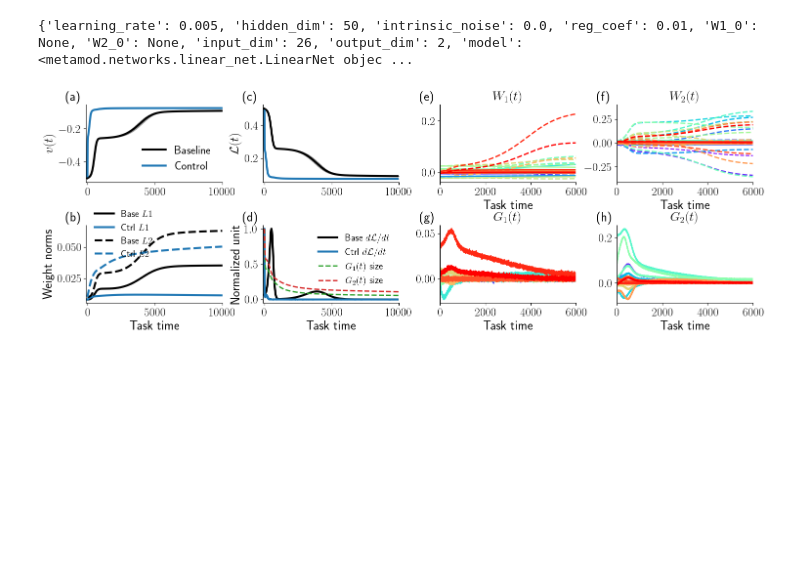
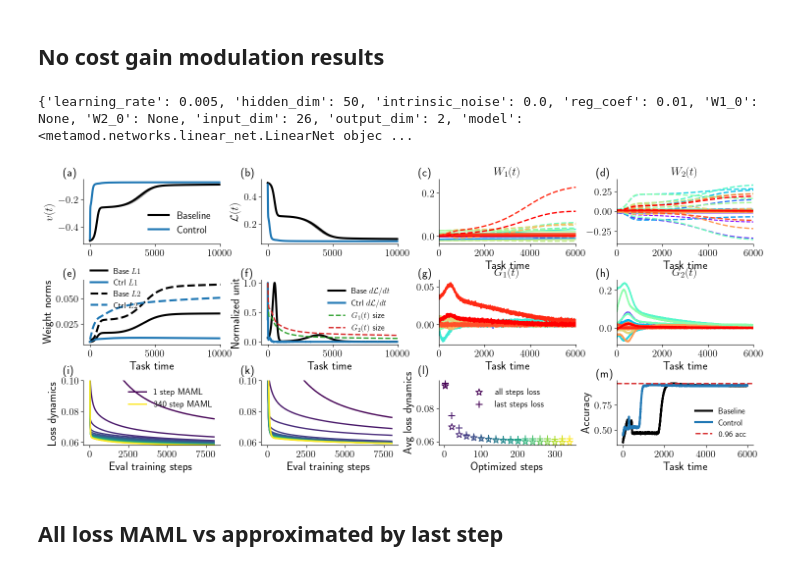
Before and after one commit to rodrigcd/neuromod, a Jupyter notebook: notebooks/rebuttal.ipynb, the cells around one changed output. Saved outputs shown, nothing was run; the diff lists cells and outputs as text; code cells hidden in the pictures; blank space fills up the shorter version.

Commit message:
rebuttal

```diff
--- a/notebooks/rebuttal.ipynb
+++ b/notebooks/rebuttal.ipynb
@@ -9,56 +16,99 @@ from metamod.utils import ResultsManager, single_task_plot, task_switch_plot, ca
     load_single_layer_vars, single_neuron_param_plot, SingleLayerManager, single_neuron_baseline_plot, class_prop_plot, \
     task_modulation_plot, plot_maml_results, plot_optimal_lr, two_layer_parameters_plot
 plt.rcParams['text.usetex'] = True
+# %% [markdown]
+## No cost gain modulation results
 # %%
+np.random.seed(0)
 mnist_dir_list = glob.glob("../results/single_task_no_cost/run_id_*_MNIST*")
 results = []
 for result_dir in mnist_dir_list:
     results.append(ResultsManager(result_dir))
 
-figsize = np.array((16, 6/5*4))*1.1
-fontsize = 19
+figsize = np.array((16, 8/5*4))*1.1
+fontsize = 17
 reduce_fontsize = 5
 # weight_norm_ylim = (0, 0.1)
 weight_legend_pos = (0, 1.3)
 
 f = plt.figure(figsize=figsize)
 hspace = 0.55
-gs = mpl.gridspec.GridSpec(2, 4, wspace=0.3, hspace=hspace)
+gs = mpl.gridspec.GridSpec(3, 4, wspace=0.3, hspace=hspace)
 
 ax_0 = f.add_subplot(gs[0, 0])
 ax_1 = f.add_subplot(gs[0, 1])
 ax_2 = f.add_subplot(gs[1, 0])
 ax_3 = f.add_subplot(gs[1, 1])
 ax0 = f.add_subplot(gs[0, 2])  # full first row
 ax1 = f.add_subplot(gs[0, 3])
 ax2 = f.add_subplot(gs[1, 2])  # second row, first col
 ax3 = f.add_subplot(gs[1, 3])
 
+ax_maml = np.array([f.add_subplot(gs[2, i]) for i in range(3)])
+ax_acc = f.add_subplot(gs[2, 3])
+
+# ax_diagram1 = f.add_subplot(gs[3, :2])
+# ax_diagram2 = f.add_subplot(gs[3, 2:])
 
 ax = np.array([ax_0, ax_1, ax_2, ax_3])
 
-subplot_labels = np.array([["(a)", "(c)"], ["(b)", "(d)"]])
+subplot_labels = np.array([["(a)", "(b)"], ["(e)", "(f)"]])
 subplot_labels = subplot_labels.flatten()
 
-ax = single_task_plot(results, ax=ax, fontsize=fontsize, line_width=3, x_lim=(-100, 10000),
+ax = single_task_plot(results, ax=ax, fontsize=fontsize, line_width=3, x_lim=(-500, 10000),
                       skip_xlabel=True, label_in_title=False, subplot_labels=subplot_labels,
                       reduce_fontsize=reduce_fontsize, weight_legend_pos=weight_legend_pos)
 
 results_path = "../results/single_task_no_cost/run_id_0_MNIST_05-08-2023_22-44-11-966"
 result_manager = ResultsManager(results_path)
 print(result_manager.params["model_params"])
 ax_2 = np.array([ax0, ax1, ax2, ax3])
 
 figsize = (16, 6/5*2)
-fontsize = 19
+fontsize = 17
 line_width = 2
 n_weights = 20
-subplot_labels = np.array([["(e)", "(f)"], ["(g)", "(h)"]])
+subplot_labels = np.array([["(c)", "(d)"], ["(g)", "(h)"]])
 subplot_labels = subplot_labels.flatten()
 xlim = (0, 6000)
 
 ax_2 = two_layer_parameters_plot(result_manager, figsize=figsize, fontsize=fontsize, line_width=line_width,
                                  n_weights=n_weights, subplot_labels=subplot_labels, xlim=xlim, ax=ax_2)
+
+pre_processed_maml = pd.read_pickle("pre_process_maml/all_time_steps.pkl")
+pre_processed_maml_last_step = pd.read_pickle("pre_process_maml/last_time_step.pkl")
+
+fontsize = 17
+weight_legend_pos = (0.25, 0.6)
+subplot_labels = np.array(["(i)", "(k)", "(l)"])
+
+dynamic_comparison_maml(ax=ax_maml, maml_pre_processed=pre_processed_maml, maml_pre_processed_2=pre_processed_maml_last_step,
+                        fontsize=fontsize, min_variable_label="1 step MAML", max_variable_label="340 steps MAML",
+                        min_variable=1, max_variable=340, line_width=2, weight_legend_pos = weight_legend_pos,
+                        subplot_labels=subplot_labels, handletextpad=-0.5)
+
+
+acc_dict = pd.read_pickle("accuracy_data.pkl")
+base_acc_runs, control_acc_runs = acc_dict["base_acc"], acc_dict["control_acc"]
+
+acc_steps = np.arange(6000)
+ax_acc.plot(acc_steps, np.mean(base_acc_runs, axis=0), color="k", lw=3,
+            label="Baseline")
+ax_acc.plot(acc_steps, np.mean(control_acc_runs, axis=0), color="C0", lw=3,
+            label="Control")
+ax_acc.axhline(np.amax(np.mean(base_acc_runs, axis=0)), linewidth=2,
+               color="C3", linestyle="--", label="{0:.2f} acc".format(np.amax(np.mean(base_acc_runs, axis=0))))
+ax_acc.set_xlabel("Task time", fontsize=fontsize)
+ax_acc.set_ylabel("Accuracy", fontsize=fontsize)
+ax_acc.legend(fontsize=fontsize - 5, frameon=False)
+ax_acc.tick_params(axis='both', which='major', labelsize=fontsize - 2)
+ax_acc.spines[['right', 'top']].set_visible(False)
+ax_acc.text(-0.15, 1.05, "(m)", transform=ax_acc.transAxes,
+              size=fontsize, weight='bold')
+
+plt.savefig("paper_v2/rebuttal_fig1.pdf", bbox_inches="tight")
 # %% [output]
 {'learning_rate': 0.005, 'hidden_dim': 50, 'intrinsic_noise': 0.0, 'reg_coef': 0.01, 'W1_0': None, 'W2_0': None, 'input_dim': 26, 'output_dim': 2, 'model': <metamod.networks.linear_net.LinearNet objec ...
-[figure, old version]
+[figure, new version]
+# %% [markdown]
+## All loss MAML vs approximated by last step
```
Also changed, not shown: parts of 30 cells of this notebook, 15 other files.
